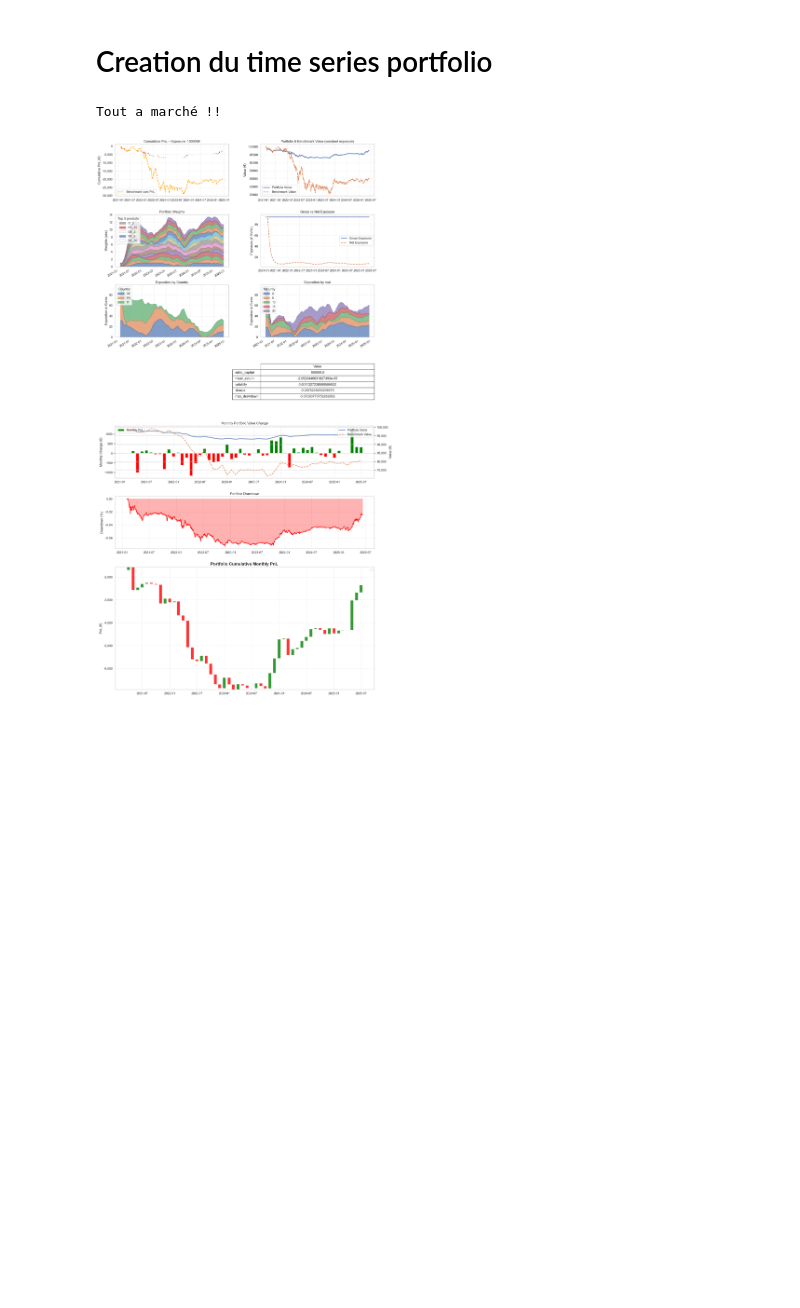
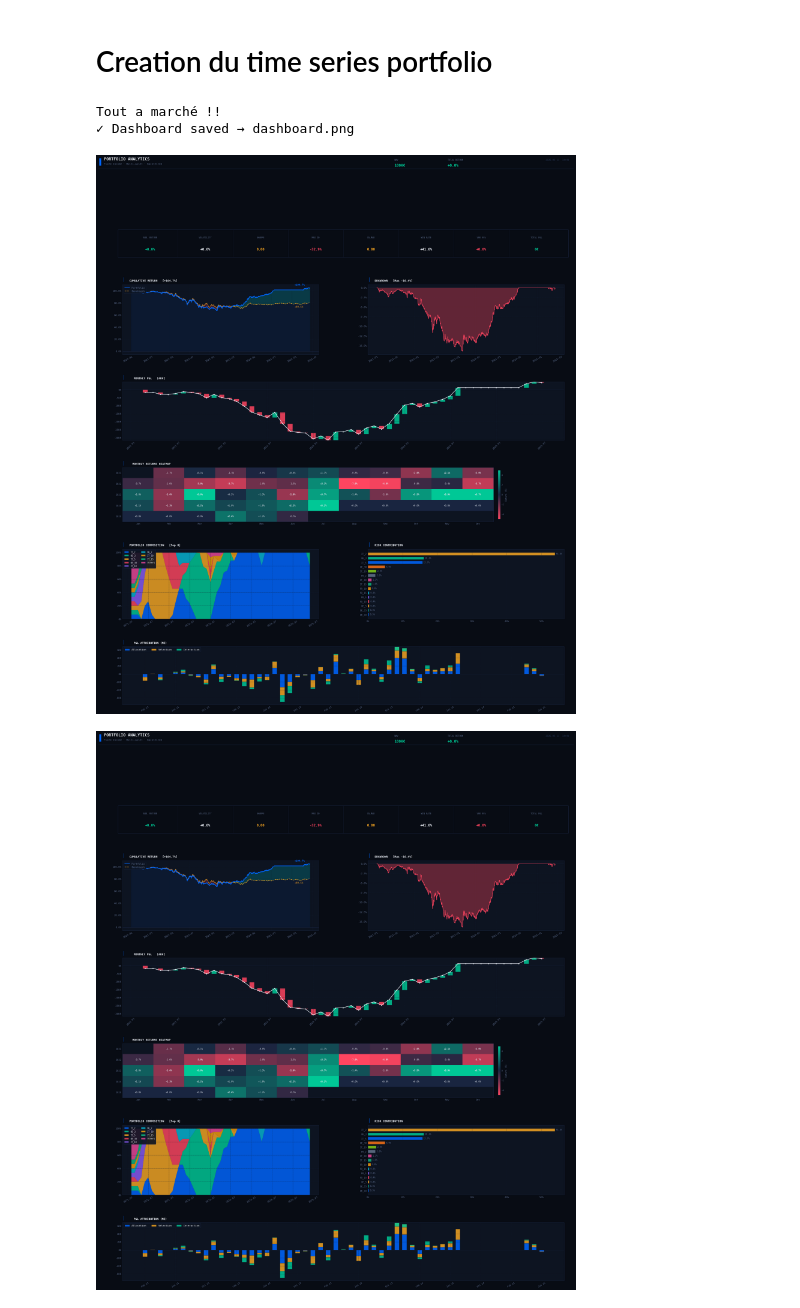
Before and after one commit to pradosth0/Markowitz_based_portfolio_allocation, a Jupyter notebook: pf_bond.ipynb, the cells around one changed output. Cells and saved outputs as stored; diff of their text form; code cells hidden in the pictures; blank space fills up the shorter version.

```diff
--- a/pf_bond.ipynb
+++ b/pf_bond.ipynb
@@ -1908,27 +1926,30 @@ warnings.simplefilter(action='ignore', category=FutureWarning)
 # %%
 start_date = "2021-01-01"
 end_date   = "2025-06-10"
 
 
 tspf = TimeSeriesPortfolio(
     data=long_bond,
     start_date="2021-01-01",
     end_date="2025-06-10",
     rebalance_freq="1M",
-    long_only=False,
-    lamb=0.05,
+    long_only=True,
+    lamb=0.5,
     span=15,
-    tc_gamma=0.08  # intensité des coûts dans l’optimisation
+    tc_gamma=0.1  # intensité des coûts dans l’optimisation
     #initial_weights= df_weights["weight"]
 )
 tspf.dv01_by_product = dv01_by_product
 
 
 tspf.generate_portfolios()
 
-viz = PortfolioDashboardVisualizer(tspf)
+viz = PortfolioDashboardVisualizer(ts_portfolio=tspf)
+viz.plot_dashboard(save_path="dashboard.png", dpi=200)
 
-viz.plot_dashboard()
+#fig = viz.plot_dashboard()
 # %% [output]
 Tout a marché !!
+✓ Dashboard saved → dashboard.png
-[figure, old version]
+[figure, new version]
+[figure, added]
```
Also changed, not shown: parts of 2 cells of this notebook, 2 other files.
